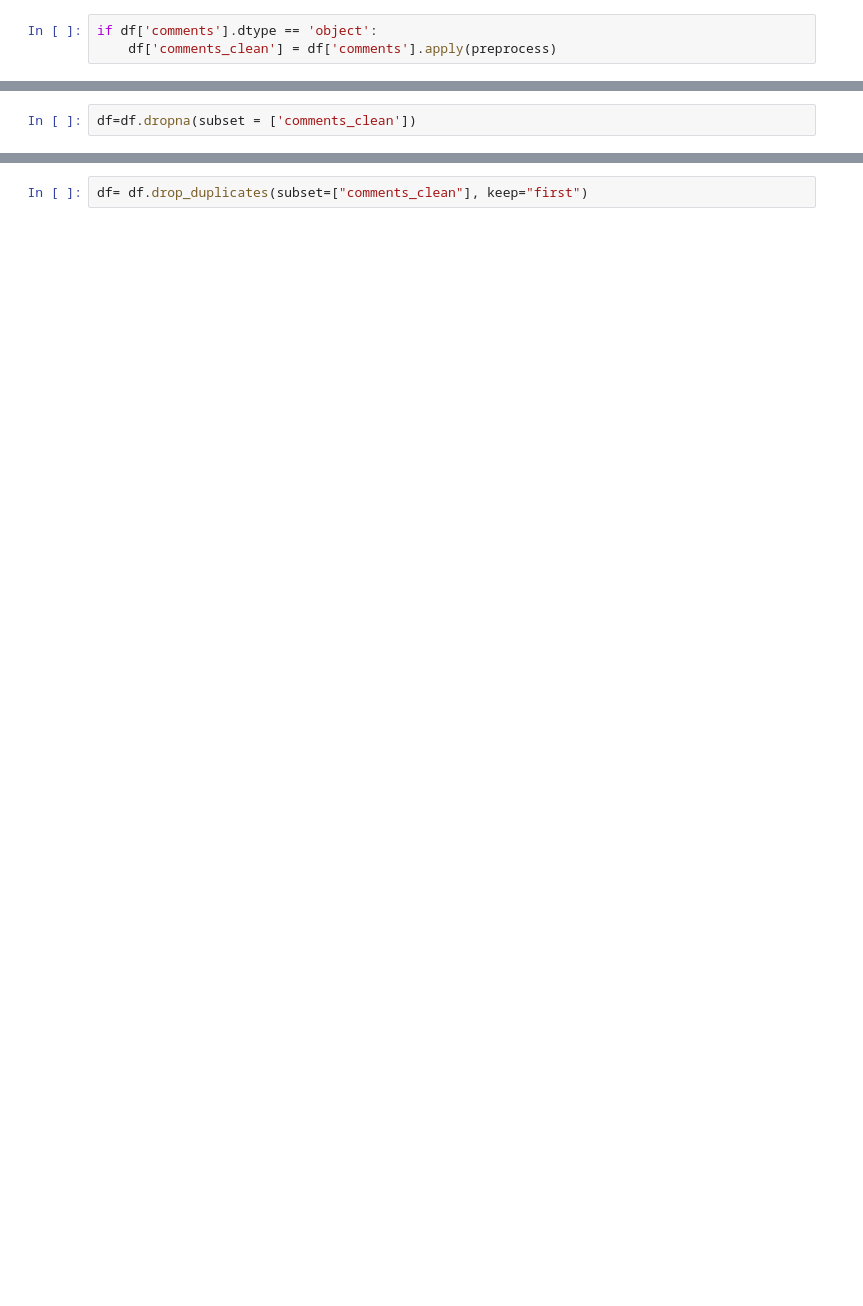
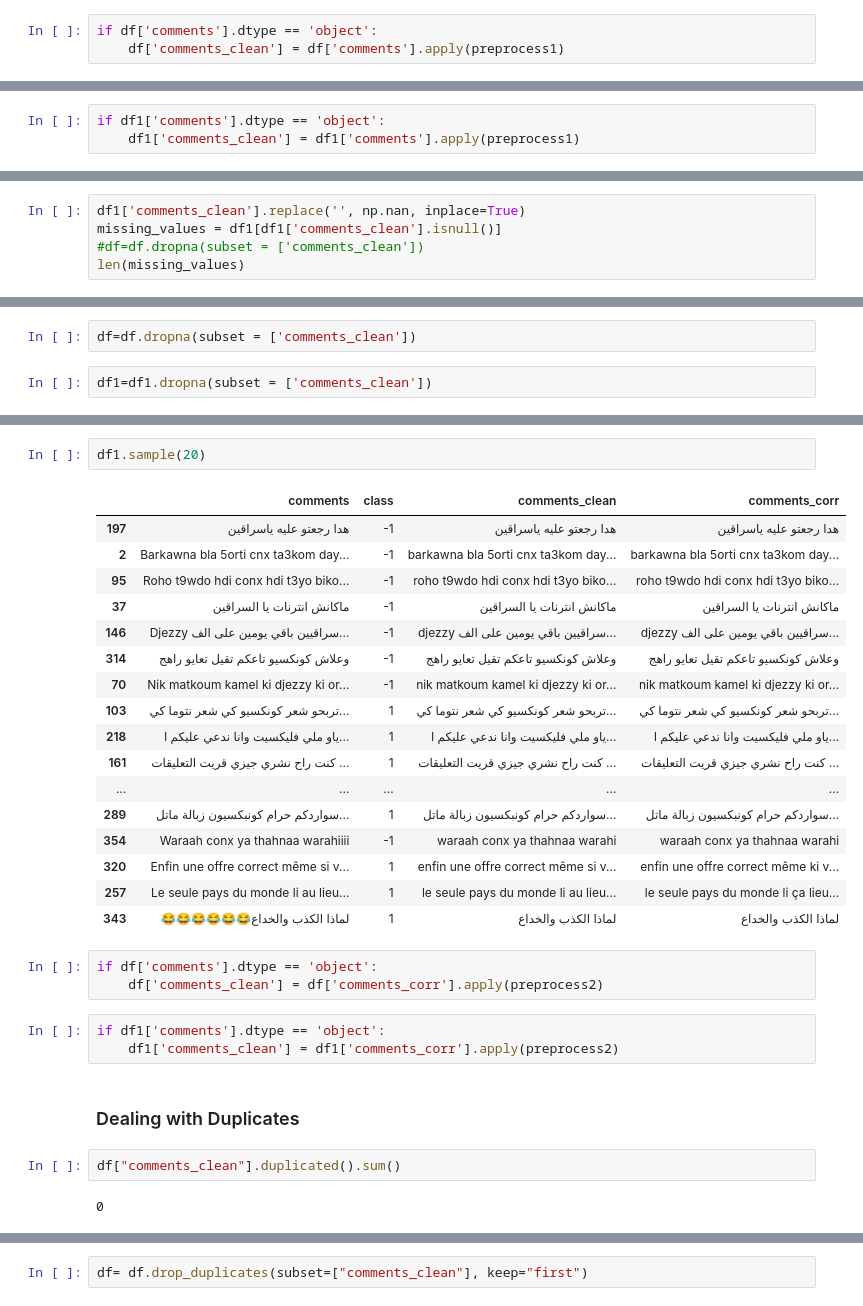
Before and after one commit to alilou2/git-one, a Jupyter notebook: pretraitement.ipynb, the cells around one changed output, grey strips where cells are left out. Cells and saved outputs as stored; diff of their text form; blank space fills up the shorter version.

```diff
--- a/pretraitement.ipynb
+++ b/pretraitement.ipynb
@@ -173,3 +247,3 @@ def preprocess(text):
 # %%
 if df['comments'].dtype == 'object':
-    df['comments_clean'] = df['comments'].apply(preprocess)
+    df['comments_clean'] = df['comments'].apply(preprocess1)
@@ -206,3 +250,6 @@ df['comments_clean'].isna().sum()
+# %%
+if df1['comments'].dtype == 'object':
+    df1['comments_clean'] = df1['comments'].apply(preprocess1)
 # %%
 df['comments_clean'].replace('', np.nan, inplace=True)
 missing_values = df[df['comments_clean'].isnull()]
@@ -216,0 +260,5 @@ See the caveats in the documentation: https://pandas.pydata.org/pandas-docs/stab
+# %%
+df1['comments_clean'].replace('', np.nan, inplace=True)
+missing_values = df1[df1['comments_clean'].isnull()]
+#df=df.dropna(subset = ['comments_clean'])
+len(missing_values)
@@ -217,2 +267,4 @@ See the caveats in the documentation: https://pandas.pydata.org/pandas-docs/stab
 # %%
 df=df.dropna(subset = ['comments_clean'])
+# %%
+df1=df1.dropna(subset = ['comments_clean'])
@@ -218,0 +393,32 @@ df=df.dropna(subset = ['comments_clean'])
+# %%
+df1.sample(20)
+# %% [output]
+|  | comments | class | comments_clean | comments_corr |
+| 197 | هدا رجعتو عليه ياسراقين | -1 | هدا رجعتو عليه ياسراقين | هدا رجعتو عليه ياسراقين |
+| 2 | Barkawna bla 5orti cnx ta3kom day... | -1 | barkawna bla 5orti cnx ta3kom day... | barkawna bla 5orti cnx ta3kom day... |
+| 95 | Roho t9wdo hdi conx hdi t3yo biko... | -1 | roho t9wdo hdi conx hdi t3yo biko... | roho t9wdo hdi conx hdi t3yo biko... |
+| 37 | ماكانش انترنات يا السراقين | -1 | ماكانش انترنات يا السراقين | ماكانش انترنات يا السراقين |
+| 146 | Djezzy سراقيين باقي يومين على الف... | -1 | djezzy سراقيين باقي يومين على الف... | djezzy سراقيين باقي يومين على الف... |
+| 314 | وعلاش كونكسيو تاعكم تقيل تعايو راهج | -1 | وعلاش كونكسيو تاعكم تقيل تعايو راهج | وعلاش كونكسيو تاعكم تقيل تعايو راهج |
+| 70 | Nik matkoum kamel ki djezzy ki or... | -1 | nik matkoum kamel ki djezzy ki or... | nik matkoum kamel ki djezzy ki or... |
+| 103 | تربحو شعر كونكسيو كي شعر نتوما كي... | 1 | تربحو شعر كونكسيو كي شعر نتوما كي... | تربحو شعر كونكسيو كي شعر نتوما كي... |
+| 218 | ياو ملي فليكسيت وانا ندعي عليكم ا... | 1 | ياو ملي فليكسيت وانا ندعي عليكم ا... | ياو ملي فليكسيت وانا ندعي عليكم ا... |
+| 161 | كنت راح نشري جيزي قريت التعليقات ... | 1 | كنت راح نشري جيزي قريت التعليقات ... | كنت راح نشري جيزي قريت التعليقات ... |
+| ... | ... | ... | ... | ... |
+| 289 | سواردكم حرام كونبكسيون زبالة ماتل... | 1 | سواردكم حرام كونبكسيون زبالة ماتل... | سواردكم حرام كونبكسيون زبالة ماتل... |
+| 354 | Waraah conx ya thahnaa warahiiii | -1 | waraah conx ya thahnaa warahi | waraah conx ya thahnaa warahi |
+| 320 | Enfin une offre correct même si v... | 1 | enfin une offre correct même si v... | enfin une offre correct même ki v... |
+| 257 | Le seule pays du monde li au lieu... | 1 | le seule pays du monde li au lieu... | le seule pays du monde li ça lieu... |
+| 343 | 😂😂😂😂😂😂لماذا الكذب والخداع | 1 | لماذا الكذب والخداع | لماذا الكذب والخداع |
+# %%
+if df['comments'].dtype == 'object':
+    df['comments_clean'] = df['comments_corr'].apply(preprocess2)
+# %%
+if df1['comments'].dtype == 'object':
+    df1['comments_clean'] = df1['comments_corr'].apply(preprocess2)
+# %% [markdown]
+### <span style='font-family:serif'> Dealing with Duplicates
+# %%
+df["comments_clean"].duplicated().sum()
+# %% [output]
+0
```
Also changed, not shown: parts of 62 cells of this notebook, 6 other files.
